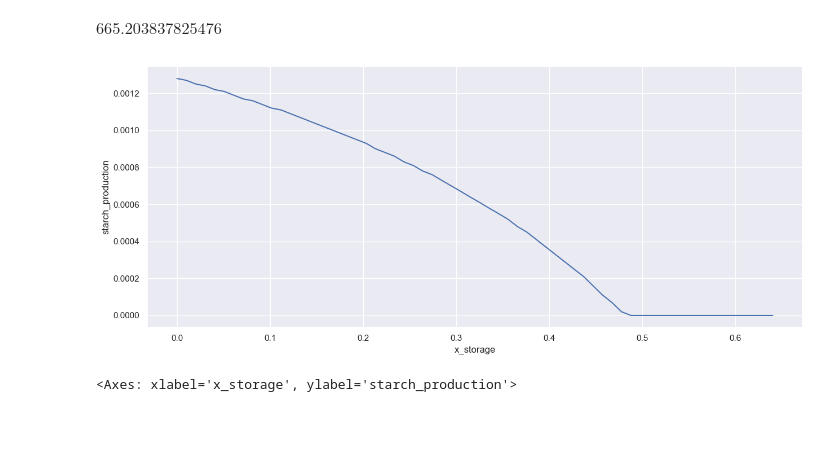
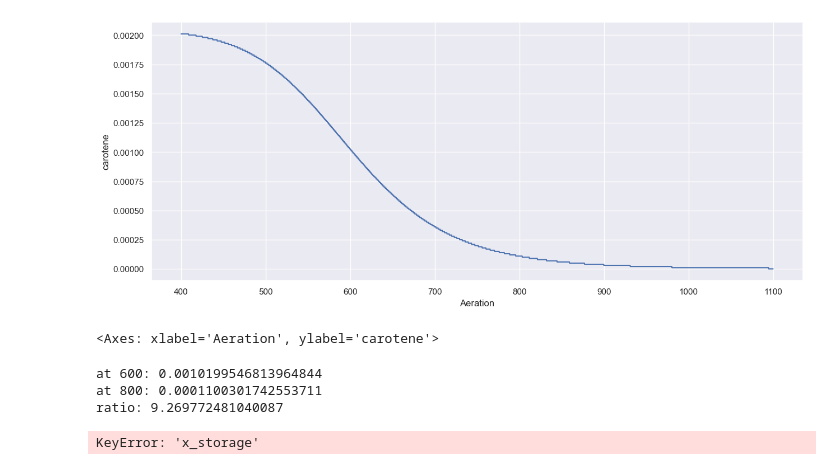
Before and after one commit to ecunha1996/GSMMutils, a Jupyter notebook: examples/dynamic_expressions_analysis.ipynb, the cells around one changed output. Cells and saved outputs as stored; diff of their text form; code cells hidden in the pictures; blank space fills up the shorter version.

```diff
--- a/examples/dynamic_expressions_analysis.ipynb
+++ b/examples/dynamic_expressions_analysis.ipynb
@@ -9,4 +25,7 @@ analysis.load_parameters(f"{DATA_PATH}/dfba/inputs/initial_parameters.json")
 # %%
-analysis.parameters['Ex'].value
+analysis.load_parameters(f"{DATA_PATH}/dfba/inputs/initial_parameters.json")
+res = analysis.evaluate_dynamic_expression("carotene", "aeration", param_range=[400, 1100, 50])
+lineplot(list(res.keys()), list(res.values()), xlabel="Aeration", ylabel="carotene")
 # %% [output]
-$\displaystyle 665.203837825476$
+[figure, added]
+<Axes: xlabel='Aeration', ylabel='carotene'>
@@ -13,9 +38,16 @@ $\displaystyle 665.203837825476$
+# %%
+print(f"at 600: {at600}")
+print(f"at 800: {at800}")
+print(f"ratio: {at600/at800}")
+# %% [output]
+at 600: 0.0010199546813964844
+at 800: 0.0001100301742553711
+ratio: 9.269772481040087
 # %%
 res = analysis.evaluate_dynamic_expression("starch_production", "x_storage")
 lineplot(list(res.keys()), list(res.values()), xlabel="x_storage", ylabel="starch_production")
 # %% [output]
-[figure, removed]
-<Axes: xlabel='x_storage', ylabel='starch_production'>
+KeyError: 'x_storage'
 # %%
 res = analysis.evaluate_dynamic_expression("tag", "n_quota")
 lineplot(list(res.keys()), list(res.values()), xlabel="n_quota", ylabel="tag")
```
Also changed, not shown: parts of 9 cells of this notebook, 17 other files.
